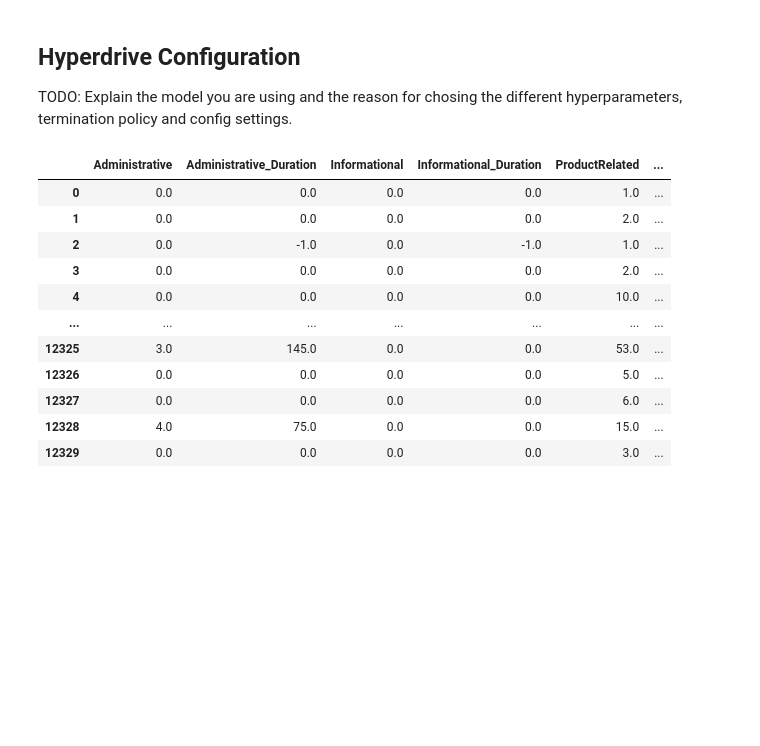
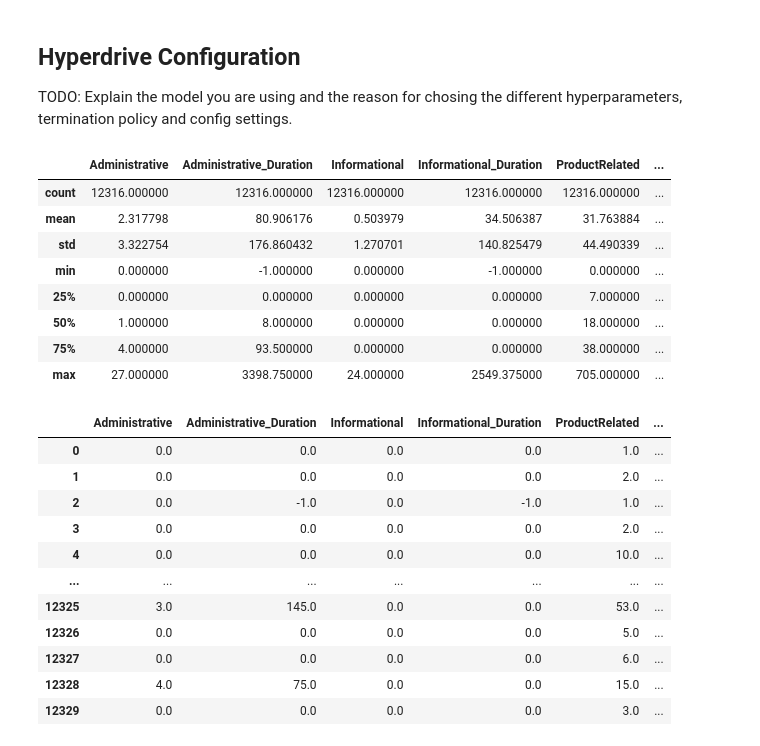
Before and after one commit to Bhosalenileshn/ML-Azure-Udacity-Capstone-Project, a Jupyter notebook: hyperparameter_tuning.ipynb, the cells around one changed output. Drawn from its saved outputs; the diff is of its cells as text; code cells hidden in the pictures; blank space fills up the shorter version.

```diff
--- a/hyperparameter_tuning.ipynb
+++ b/hyperparameter_tuning.ipynb
@@ -58,6 +58,37 @@ Minimum number of nodes requested have been provisioned
 ## Hyperdrive Configuration
 
 TODO: Explain the model you are using and the reason for chosing the different hyperparameters, termination policy and config settings.
+# %%
+found = False
+key = "online_shoppers_intention"
+description_text = "Online shopping intention of customer"
+
+if key in ws.datasets.keys():
+        found = True
+        dataset = ws.datasets[key]
+
+if not found:
+        # Create AML Dataset and register it into Workspace
+        example_data = 'https://raw.githubusercontent.com/Bhosalenileshn/ML-Azure-Udacity-Capstone-Project/main/online_shoppers_intention.csv'
+        dataset = Dataset.Tabular.from_delimited_files(example_data)
+        #Register Dataset in Workspace
+        dataset = dataset.register(workspace=ws,
+                                   name=key,
+                                   description=description_text)
+
+
+df = dataset.to_pandas_dataframe()
+df.describe()
+# %% [output]
+|  | Administrative | Administrative_Duration | Informational | Informational_Duration | ProductRelated | ... |
+| count | 12316.000000 | 12316.000000 | 12316.000000 | 12316.000000 | 12316.000000 | ... |
+| mean | 2.317798 | 80.906176 | 0.503979 | 34.506387 | 31.763884 | ... |
+| std | 3.322754 | 176.860432 | 1.270701 | 140.825479 | 44.490339 | ... |
+| min | 0.000000 | -1.000000 | 0.000000 | -1.000000 | 0.000000 | ... |
+| 25% | 0.000000 | 0.000000 | 0.000000 | 0.000000 | 7.000000 | ... |
+| 50% | 1.000000 | 8.000000 | 0.000000 | 0.000000 | 18.000000 | ... |
+| 75% | 4.000000 | 93.500000 | 0.000000 | 0.000000 | 38.000000 | ... |
+| max | 27.000000 | 3398.750000 | 24.000000 | 2549.375000 | 705.000000 | ... |
 # %%
 from azureml.core import Workspace, Dataset
 
```
Also changed, not shown: parts of 5 cells of this notebook, 1 other file.
